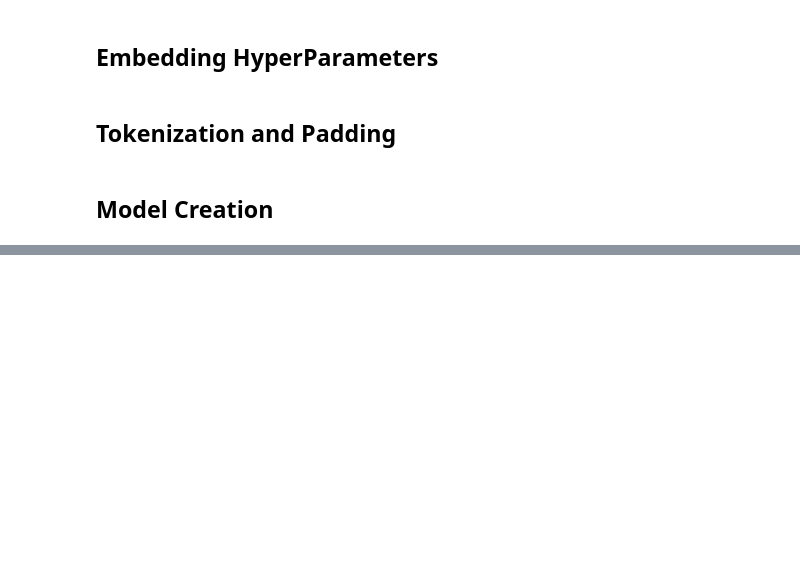
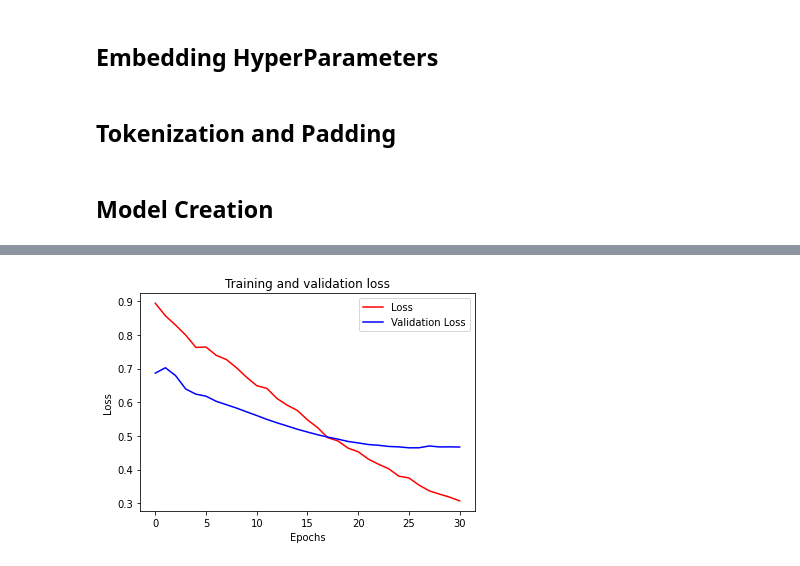
Before and after one commit to MrKosif/Disaster-Prediction-Using-NLP, a Jupyter notebook: disaster-prediction-using-nlp.ipynb, the cells around one changed output, grey strips where cells are left out. Drawn from its saved outputs; the diff is of its cells as text; code cells hidden in the pictures; blank space fills up the shorter version.

```diff
--- a/disaster-prediction-using-nlp.ipynb
+++ b/disaster-prediction-using-nlp.ipynb
@@ -98,3 +85,6 @@ y = np.reshape(y, (-1, 1))
+# %%
+X = cl_df["text"]
+y = cl_df["target"]
 # %% [markdown]
 ## Splitting the Dataset
 # %%
@@ -130,22 +118,20 @@ padded_valid = pad_sequences(sequences_valid, maxlen=max_length, padding=padding
 ## Model Creation
 # %%
 from keras import layers
+
 emb_model = keras.models.Sequential()
-emb_model.add(layers.Embedding(vocab_size, 64, input_length=max_length))
-emb_model.add(layers.Bidirectional(layers.LSTM(128)))#, recurrent_dropout=0.2)))
-emb_model.add(layers.Dropout(0.2))
+emb_model.add(layers.Embedding(vocab_size, 32, input_length=max_length))
+emb_model.add(layers.Bidirectional(layers.LSTM(32)))#, recurrent_dropout=0.2)))
+emb_model.add(layers.Dropout(0.25))
 emb_model.add(layers.BatchNormalization())
 
-emb_model.add(layers.Dense(128, activation='relu'))
-emb_model.add(layers.Dropout(0.2))
+emb_model.add(layers.Dense(64, activation='relu'))
+emb_model.add(layers.Dropout(0.25))
 emb_model.add(layers.BatchNormalization())
 
-emb_model.add(layers.Dense(128, activation='relu'))
-emb_model.add(layers.Dropout(0.2))
+emb_model.add(layers.Dense(32, activation='relu'))
+emb_model.add(layers.Dropout(0.25))
 emb_model.add(layers.BatchNormalization())
-#emb_model.add(layers.Flatten())
+
 emb_model.add(layers.Dense(1, activation='sigmoid'))
-
-optimizer = keras.optimizers.Adam(0.0001)
-emb_model.compile(optimizer=optimizer, loss='binary_crossentropy', metrics=['accuracy'])
 # %% [output]
@@ -169,10 +150,10 @@ Effective settings:
+# %%
+optimizer = keras.optimizers.Adam(0.00003)
+emb_model.compile(optimizer=optimizer, loss='binary_crossentropy', metrics=['accuracy'])
 # %%
 from keras.callbacks import EarlyStopping
 from keras.callbacks import ModelCheckpoint
 
 earlyStopping = EarlyStopping(monitor='val_loss', patience=5, verbose=0, mode='min', restore_best_weights=True)
-checkpoint = ModelCheckpoint(filepath="", save_best_only=True, monitor='val_loss', mode='min')
-#reduce_lr_loss = ReduceLROnPlateau(monitor='val_loss', factor=0.1, patience=7, verbose=1, epsilon=1e-4, mode='min')
-
-emb_model.fit(padded_train, y_train, epochs=25, batch_size=64, verbose=0, validation_data=(padded_valid, y_valid), callbacks=[earlyStopping, checkpoint]) #, reduce_lr_loss])
+history = emb_model.fit(X_train_pad, y_train, epochs=50, batch_size=32, verbose=1, validation_data=(X_valid_pad, y_valid), callbacks=[earlyStopping])
 # %% [output]
@@ -181,0 +180,15 @@ emb_model.fit(padded_train, y_train, epochs=25, batch_size=64, verbose=0, valida
+# %%
+loss = history.history['loss']
+val_loss = history.history['val_loss']
+
+epochs = [*range(len(history.history["loss"]))]
+
+plt.plot(epochs, loss, 'r')
+plt.plot(epochs, val_loss, 'b')
+plt.title('Training and validation loss')
+plt.xlabel("Epochs")
+plt.ylabel("Loss")
+plt.legend(["Loss", "Validation Loss"])
+plt.show()
+# %% [output]
+[figure, added]
```
Also changed, not shown: parts of 26 cells of this notebook.
